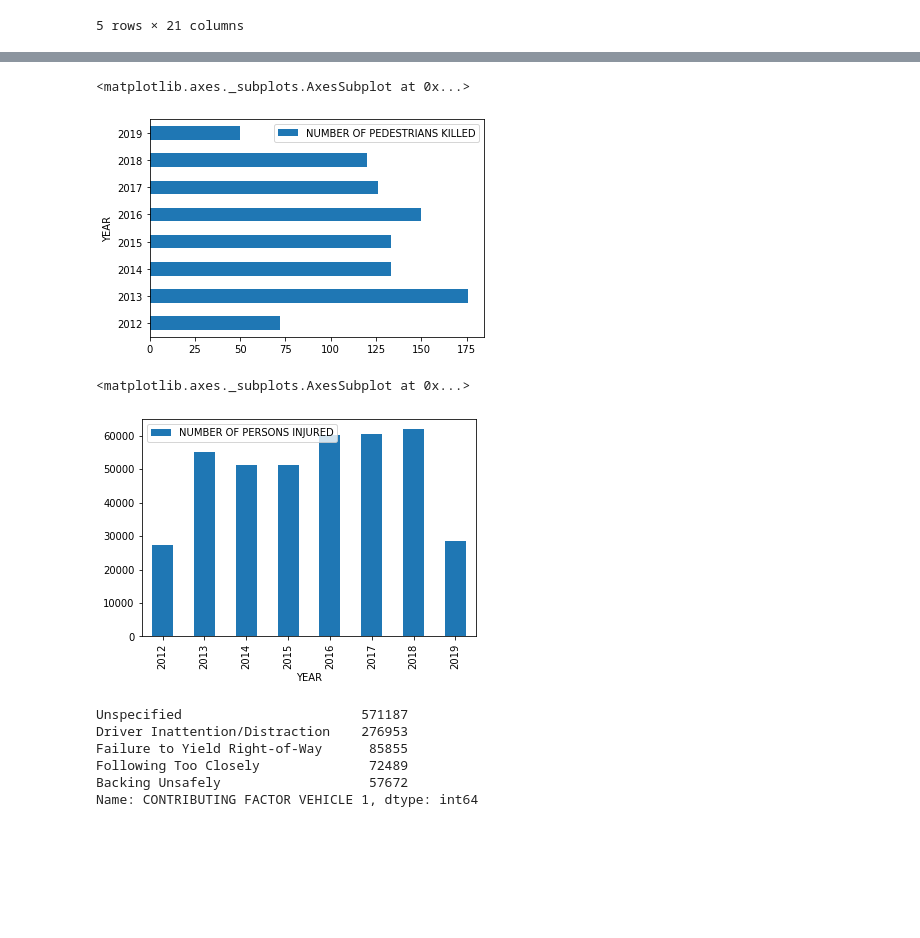
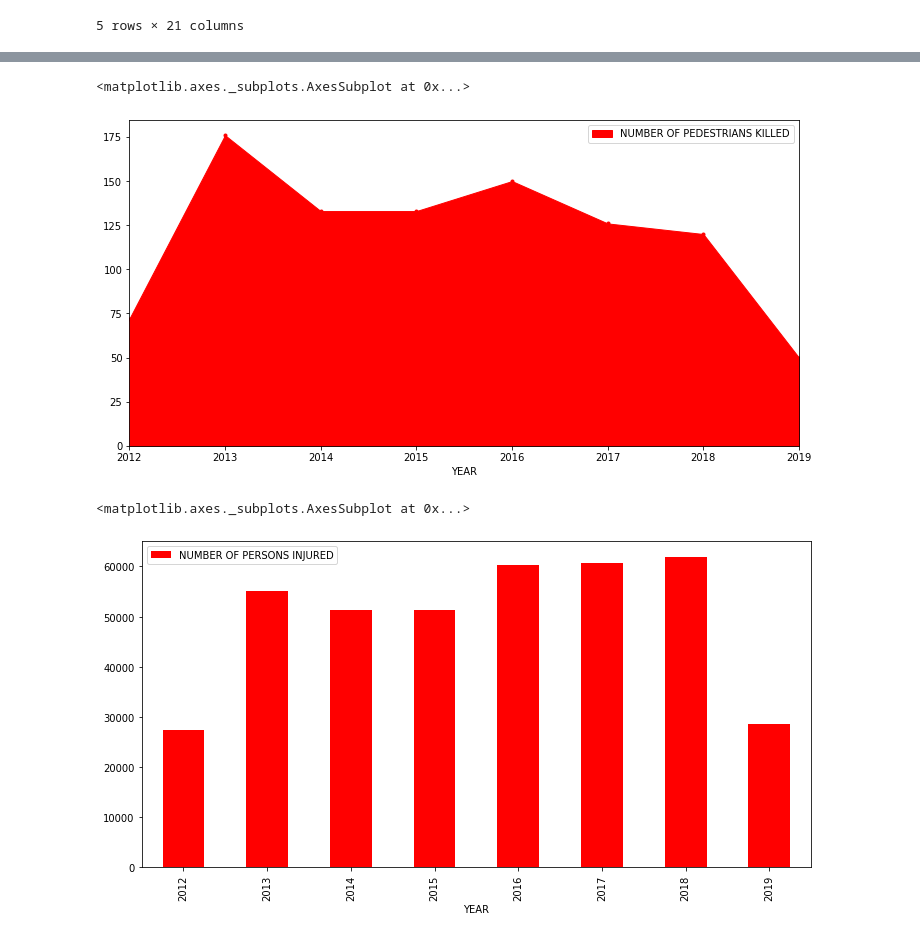
Before and after one commit to KezieOmeje/Data_studio_projects, a Jupyter notebook: NYC_road_crashes/nyc_road_collision.ipynb, the cells around one changed output, grey strips where cells are left out. Drawn from its saved outputs; the diff is of its cells as text; code cells hidden in the pictures; blank space fills up the shorter version.

```diff
--- a/NYC_road_crashes/nyc_road_collision.ipynb
+++ b/NYC_road_crashes/nyc_road_collision.ipynb
@@ -73,6 +73,6 @@ working_data.tail()
 | 1523821 | 2012-07-01 | 9:59 | BRONX | 10452 | 40.835397 | -73.920305 | (40.835397, -73.920305) | EAST 167 STREET | GERARD AVENUE | ... |
 5 rows × 21 columns
 # %%
-df1 = working_data.groupby(working_data['YEAR']).sum()
+df1 = working_data.groupby(working_data['YEAR']).sum().reset_index()
 df1
 # %% [output]
@@ -99,19 +98,10 @@ df1.plot(y= 'NUMBER OF CYCLIST KILLED', kind = 'bar', color = 'pink')
 # %%
-df1.plot(y= 'NUMBER OF PEDESTRIANS KILLED', kind = 'barh')
+df1.plot(y= 'NUMBER OF PEDESTRIANS KILLED', x= 'YEAR', kind = 'area', color = 'red', style = '.', figsize= (12, 6))
 # %% [output]
 <matplotlib.axes._subplots.AxesSubplot at 0x...>
-[figure, old version]
+[figure, new version]
 # %%
-df1.plot(y ='NUMBER OF PERSONS INJURED', kind = 'bar')
+df1.plot(y ='NUMBER OF PERSONS INJURED', x = 'YEAR', kind = 'bar', color = 'red', figsize = (12, 6))
 # %% [output]
 <matplotlib.axes._subplots.AxesSubplot at 0x...>
-[figure, old version]
+[figure, new version]
-# %%
-working_data['CONTRIBUTING FACTOR VEHICLE 1'].value_counts().head()
-# %% [output]
-Unspecified                       571187
-Driver Inattention/Distraction    276953
-Failure to Yield Right-of-Way      85855
-Following Too Closely              72489
-Backing Unsafely                   57672
-Name: CONTRIBUTING FACTOR VEHICLE 1, dtype: int64
```
Also changed, not shown: parts of 11 cells of this notebook, 1 other file.
